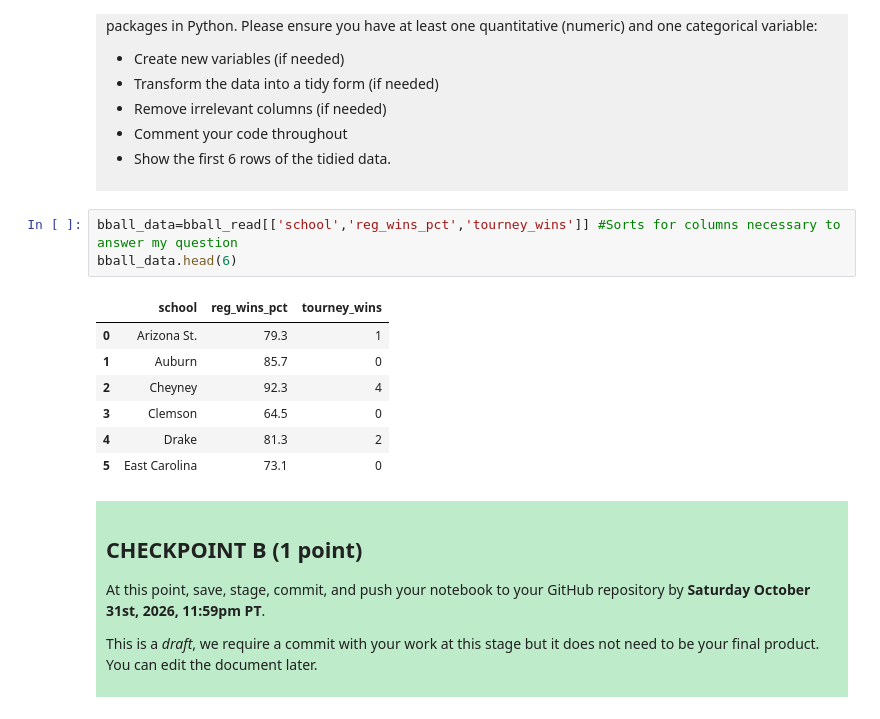
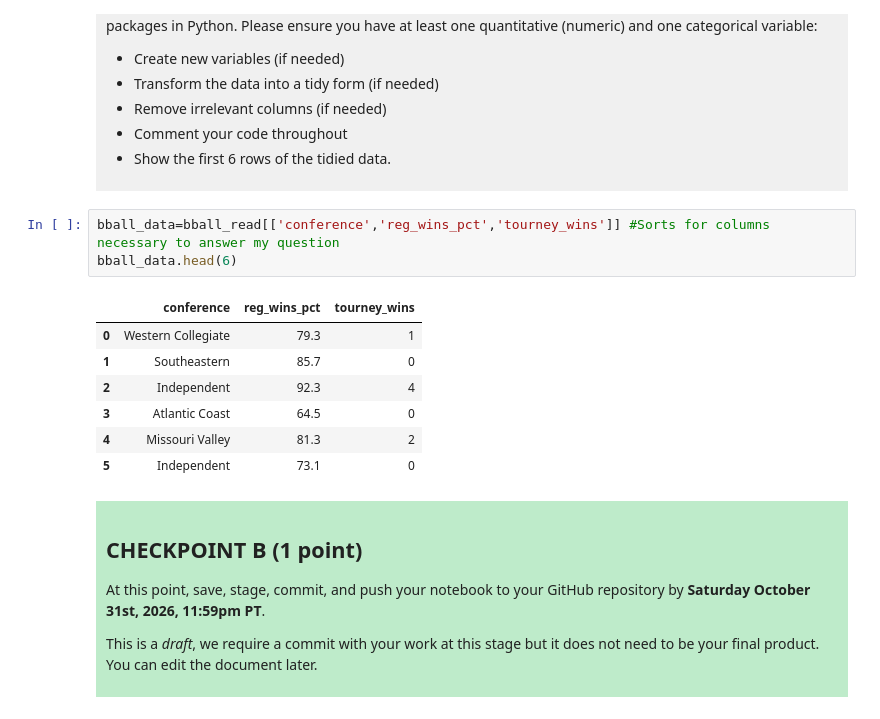
Before and after one commit to mvanoloo/dsci-100-project-mayeesha, a Jupyter notebook: dsci-100-project-notebook.ipynb, the cells around one changed output. Saved outputs shown, nothing was run; the diff lists cells and outputs as text.

Commit message:
Checkpoint C
Summarizing data, visualizations and planning analysis.

```diff
--- a/dsci-100-project-notebook.ipynb
+++ b/dsci-100-project-notebook.ipynb
@@ -197,16 +197,16 @@ Produce a tidy data set that could be used to answer your research question usin
 
 </div>
 # %%
-bball_data=bball_read[['school','reg_wins_pct','tourney_wins']] #Sorts for columns necessary to answer my question
+bball_data=bball_read[['conference','reg_wins_pct','tourney_wins']] #Sorts for columns necessary to answer my question
 bball_data.head(6)
 # %% [output]
-|  | school | reg_wins_pct | tourney_wins |
-| 0 | Arizona St. | 79.3 | 1 |
-| 1 | Auburn | 85.7 | 0 |
-| 2 | Cheyney | 92.3 | 4 |
-| 3 | Clemson | 64.5 | 0 |
-| 4 | Drake | 81.3 | 2 |
-| 5 | East Carolina | 73.1 | 0 |
+|  | conference | reg_wins_pct | tourney_wins |
+| 0 | Western Collegiate | 79.3 | 1 |
+| 1 | Southeastern | 85.7 | 0 |
+| 2 | Independent | 92.3 | 4 |
+| 3 | Atlantic Coast | 64.5 | 0 |
+| 4 | Missouri Valley | 81.3 | 2 |
+| 5 | Independent | 73.1 | 0 |
 # %% [markdown]
 <div style="background-color: #beebca; padding: 10px;">
 
```
Also changed, not shown: parts of 11 cells of this notebook.
